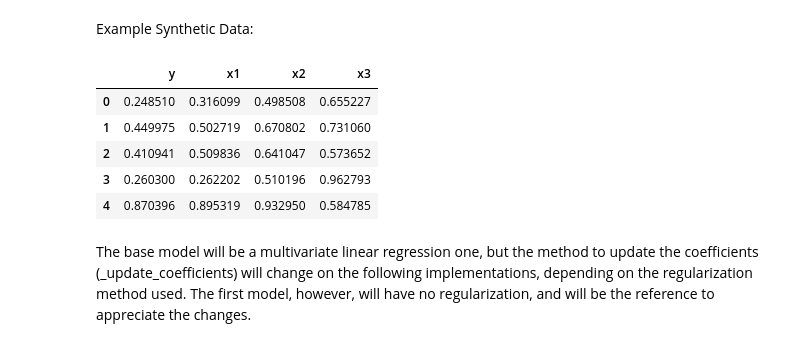
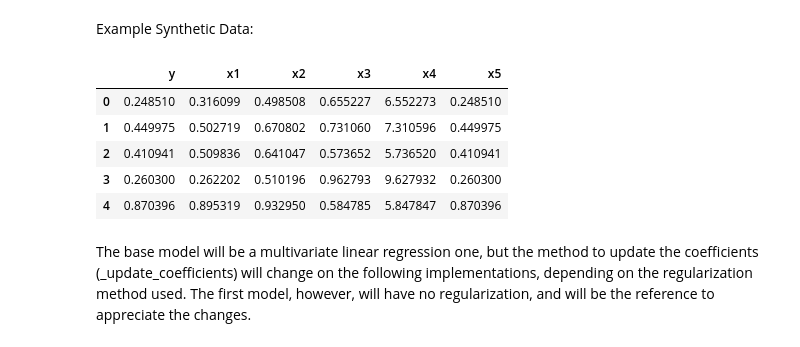
Before and after one commit to DomingoPC/ml-models, a Jupyter notebook: regularization.ipynb, the cells around one changed output. Saved outputs shown, nothing was run; the diff lists cells and outputs as text; code cells hidden in the pictures.

```diff
--- a/regularization.ipynb
+++ b/regularization.ipynb
@@ -11,25 +11,30 @@ from auxiliary_functions import pandas_df_from_formula
 Example Synthetic Data:
 # %%
 # Formula
-formula = 'y ~ x1+x2+x3 + x2^3 + x3^4'
+formula = 'y ~ x1+x2+x3 + x2^3 + x3^4 + x4 + x5'
 
 # Example Data
 np.random.seed(33)
 target = np.random.rand(500)
 data = pd.DataFrame.from_dict(
     {'y': target,
     'x1': target + np.random.rand(500) * 0.1,
     'x2': np.sqrt(target),
     'x3': np.random.rand(500)}
 )
+
+# Adding colinearity artificially
+data['x4'] = data['x3'] * 10
+data['x5'] = data['x2'] ** 2
+
 data.head()
 # %% [output]
-|  | y | x1 | x2 | x3 |
-| 0 | 0.248510 | 0.316099 | 0.498508 | 0.655227 |
-| 1 | 0.449975 | 0.502719 | 0.670802 | 0.731060 |
-| 2 | 0.410941 | 0.509836 | 0.641047 | 0.573652 |
-| 3 | 0.260300 | 0.262202 | 0.510196 | 0.962793 |
-| 4 | 0.870396 | 0.895319 | 0.932950 | 0.584785 |
+|  | y | x1 | x2 | x3 | x4 | x5 |
+| 0 | 0.248510 | 0.316099 | 0.498508 | 0.655227 | 6.552273 | 0.248510 |
+| 1 | 0.449975 | 0.502719 | 0.670802 | 0.731060 | 7.310596 | 0.449975 |
+| 2 | 0.410941 | 0.509836 | 0.641047 | 0.573652 | 5.736520 | 0.410941 |
+| 3 | 0.260300 | 0.262202 | 0.510196 | 0.962793 | 9.627932 | 0.260300 |
+| 4 | 0.870396 | 0.895319 | 0.932950 | 0.584785 | 5.847847 | 0.870396 |
 # %% [markdown]
 The base model will be a multivariate linear regression one, but the method to update the coefficients (_update_coefficients) will change on the following implementations, depending on the regularization method used. The first model, however, will have no regularization, and will be the reference to appreciate the changes.
 # %%
```
Also changed, not shown: parts of 15 cells of this notebook.
